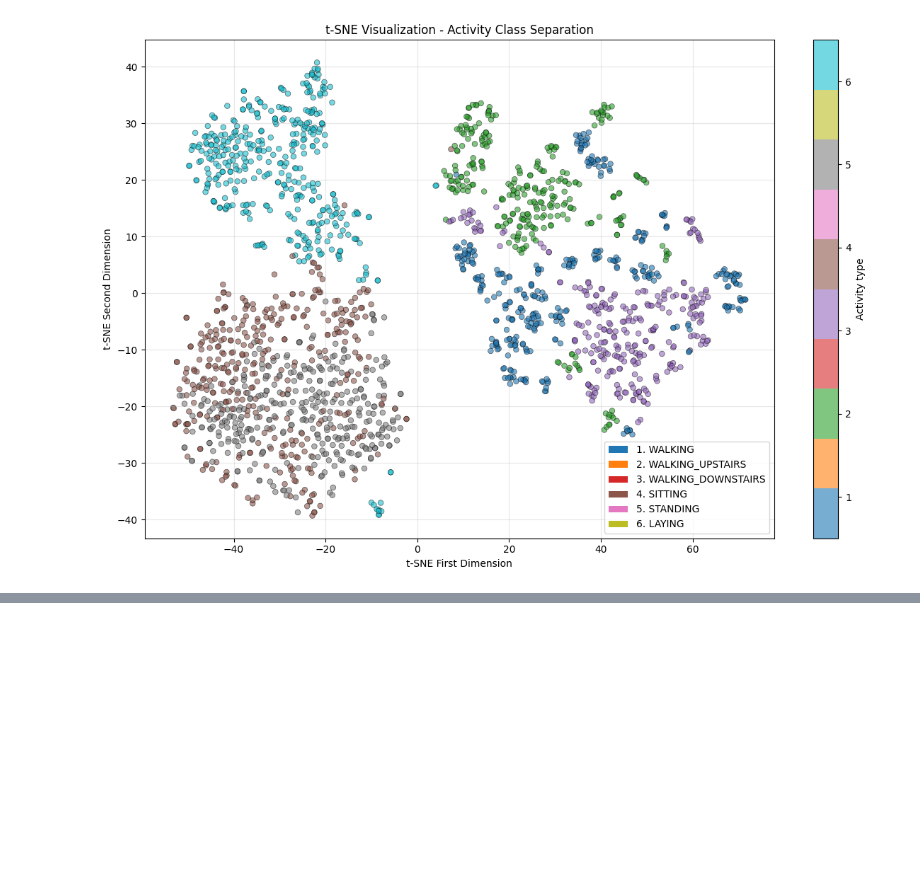
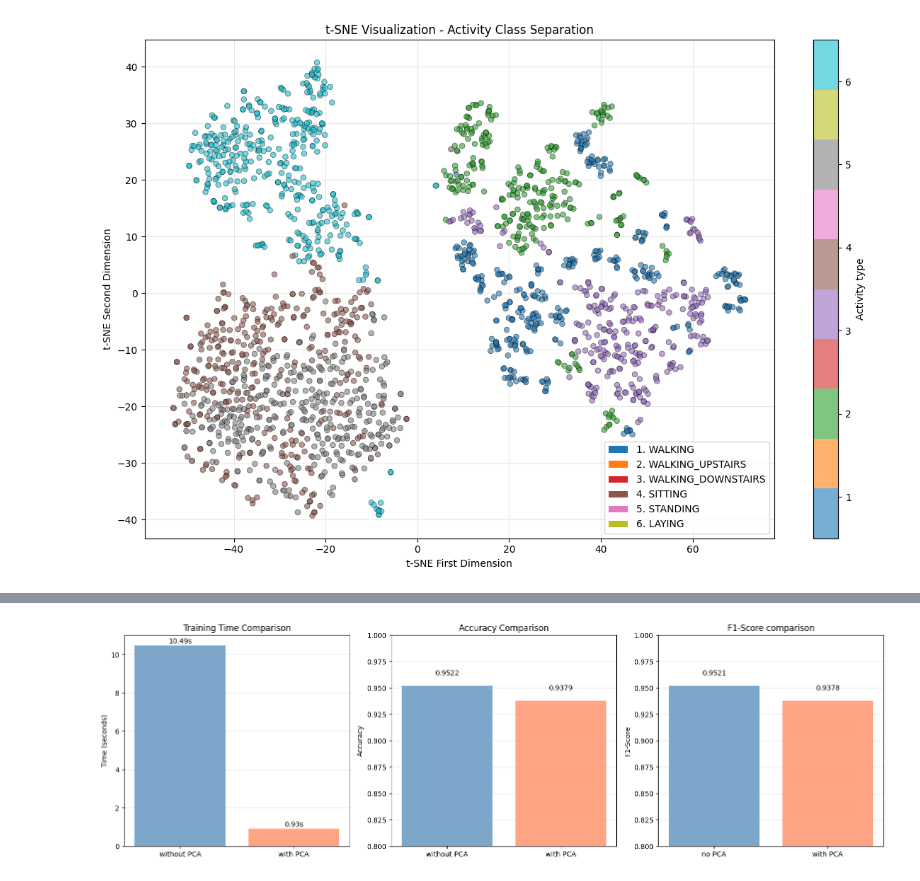
Before and after one commit to ihamydreza/FIS4041, a Jupyter notebook: Q4/Q4.ipynb, the cells around one changed output, grey strips where cells are left out. Drawn from its saved outputs; the diff is of its cells as text; code cells hidden in the pictures; blank space fills up the shorter version.

Commit message:
Performance comparison without and with PCA Q4

```diff
--- a/Q4/Q4.ipynb
+++ b/Q4/Q4.ipynb
@@ -311,0 +353,38 @@ plt.show()
+# %%
+
+fig, axes = plt.subplots(1, 3, figsize=(16, 5))
+
+# Training time chart
+axes[0].bar(['without PCA', 'with PCA'], [time_no_pca, time_with_pca],
+            color=['steelblue', 'coral'], alpha=0.7)
+axes[0].set_title('Training Time Comparison')
+axes[0].set_ylabel('Time (seconds)')
+axes[0].grid(axis='y', alpha=0.3)
+for i, v in enumerate([time_no_pca, time_with_pca]):
+    axes[0].text(i, v + 0.1, f'{v:.2f}s', ha='center')
+
+# Accuracy chart
+axes[1].bar(['without PCA', 'with PCA'], [acc_no_pca, acc_with_pca],
+            color=['steelblue', 'coral'], alpha=0.7)
+axes[1].set_title('Accuracy Comparison')
+axes[1].set_ylabel('Accuracy')
+axes[1].set_ylim([0.8, 1.0])
+axes[1].grid(axis='y', alpha=0.3)
+for i, v in enumerate([acc_no_pca, acc_with_pca]):
+    axes[1].text(i, v + 0.01, f'{v:.4f}', ha='center')
+
+# F1-Score chart
+axes[2].bar(['no PCA', 'with PCA'], [f1_no_pca, f1_with_pca],
+            color=['steelblue', 'coral'], alpha=0.7)
+axes[2].set_title('F1-Score comparison')
+axes[2].set_ylabel('F1-Score')
+axes[2].set_ylim([0.8, 1.0])
+axes[2].grid(axis='y', alpha=0.3)
+for i, v in enumerate([f1_no_pca, f1_with_pca]):
+    axes[2].text(i, v + 0.01, f'{v:.4f}', ha='center')
+
+plt.tight_layout()
+plt.savefig('pca_comparison.pdf', bbox_inches='tight')
+plt.show()
+# %% [output]
+[figure, added]
```
Also changed, not shown: parts of 2 cells of this notebook.
